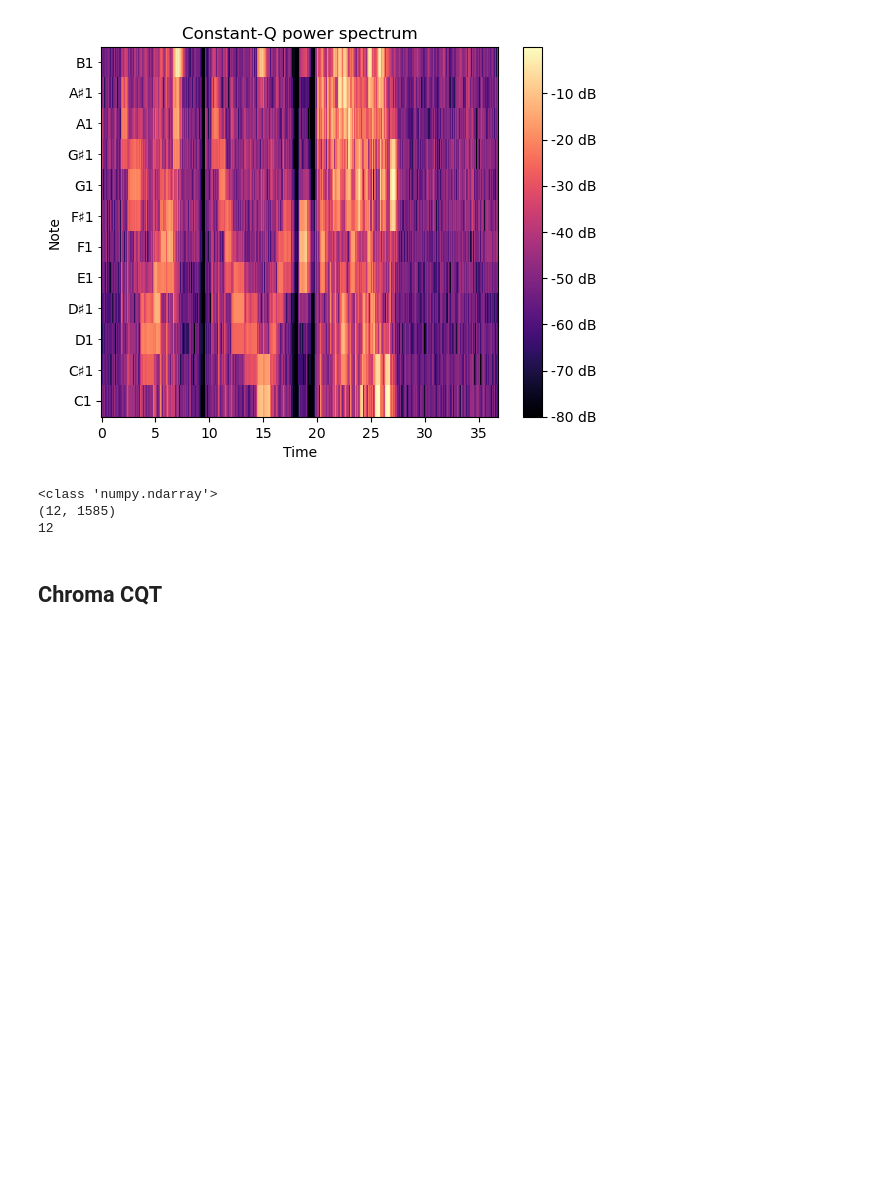
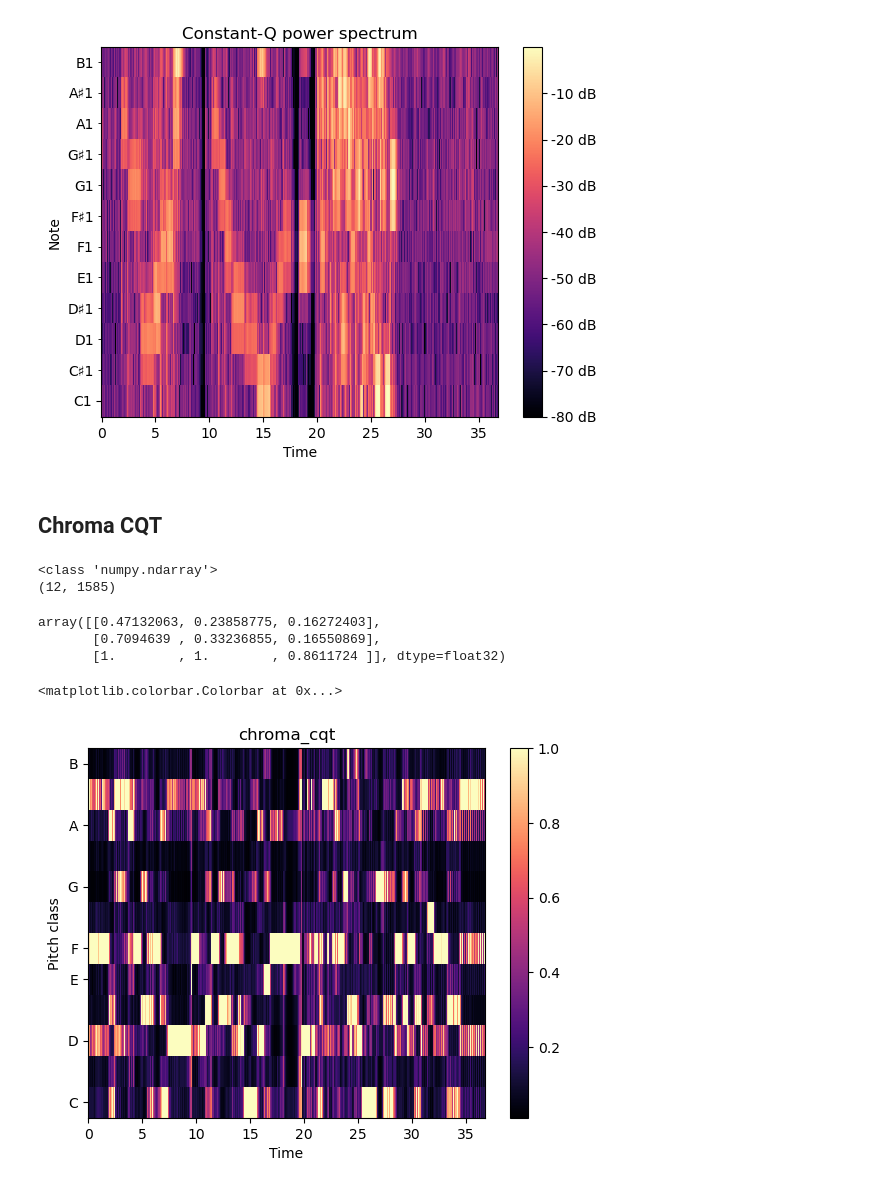
Before and after one commit to Purdue-Artificial-Intelligence-in-Music/Companion-code, a Jupyter notebook: get_notes_and_start_end_times/experiment.ipynb, the cells around one changed output. Cells and saved outputs as stored; diff of their text form; code cells hidden in the pictures; blank space fills up the shorter version.

Commit message:
explore chroma_cqt

```diff
--- a/get_notes_and_start_end_times/experiment.ipynb
+++ b/get_notes_and_start_end_times/experiment.ipynb
@@ -188,13 +200,26 @@ fig.colorbar(img, ax=ax, format="%+2.0f dB")
 # %% [output]
 <matplotlib.colorbar.Colorbar at 0x...>
 [figure]
-# %%
-print(type(C))
-print(C.shape)
-print(len(C))
-# %% [output]
-<class 'numpy.ndarray'>
-(12, 1585)
-12
 # %% [markdown]
 ## Chroma CQT
+# %%
+chroma_cq = librosa.feature.chroma_cqt(y=y, sr=sr)
+# %%
+print(type(chroma_cq))
+print(chroma_cq.shape)
+chroma_cq[:3, :3]
+# %% [output]
+<class 'numpy.ndarray'>
+(12, 1585)
+array([[0.47132063, 0.23858775, 0.16272403],
+       [0.7094639 , 0.33236855, 0.16550869],
+       [1.        , 1.        , 0.8611724 ]], dtype=float32)
+# %%
+# plotting
+fig1, ax1 = plt.subplots()
+img = librosa.display.specshow(chroma_cq, y_axis='chroma', x_axis='time', ax=ax1)
+ax1.set(title='chroma_cqt')
+fig1.colorbar(img, ax=ax1)
+# %% [output]
+<matplotlib.colorbar.Colorbar at 0x...>
+[figure, added]
```
Also changed, not shown: parts of 2 cells of this notebook.
